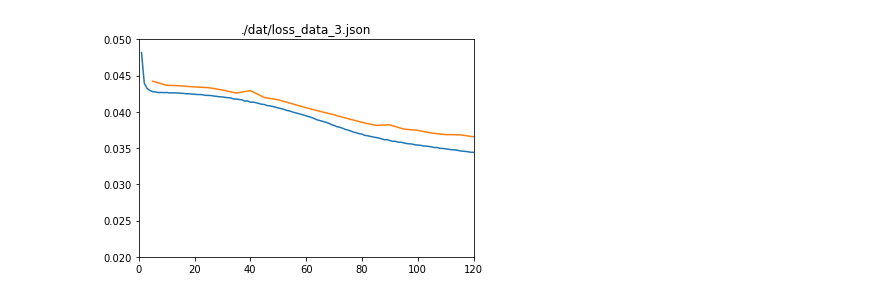
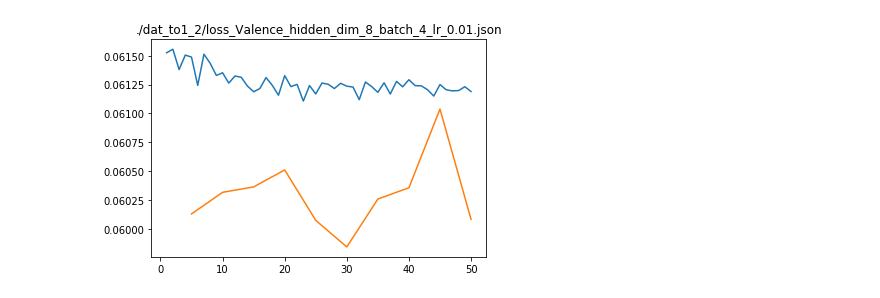
Before and after one commit to kurarrr/emotional-chatapp-core, a Jupyter notebook: vad-analysis/plot.ipynb, the cells around one changed output. Cells and saved outputs as stored; diff of their text form; code cells hidden in the pictures.

```diff
--- a/vad-analysis/plot.ipynb
+++ b/vad-analysis/plot.ipynb
@@ -10,20 +10,16 @@ def json_plot(json_path):
     train_loss = dat['train']
     dev_loss = dat['dev']
     x_lim = len(train_loss)
-    y_lim_lb = 0.02
-    y_lim_ub = 0.05
     fig = plt.figure()
     plt.plot(range(1,x_lim+1),train_loss,label='train')
     x_per5 = [ 5*i for i in range(1,len(dev_loss)+1)]
     plt.plot(x_per5,dev_loss,label='dev')
-    plt.xlim(0,x_lim)
-    plt.ylim(y_lim_lb,y_lim_ub)
     plt.title(json_path)
     fig.patch.set_alpha(1)
     plt.show()
-# %%
-json_plot('./dat/loss_data_3.json')
-# %% [output]
-[figure, removed]
+# %%
+json_plot('./dat_to1_2/loss_Valence_hidden_dim_8_batch_4_lr_0.01.json')
+# %% [output]
+[figure, added]
 # %%
 vad_types = ['Valence','Arousal','Dominance']
```
Also changed, not shown: parts of 1 cell of this notebook, 27 other files.
